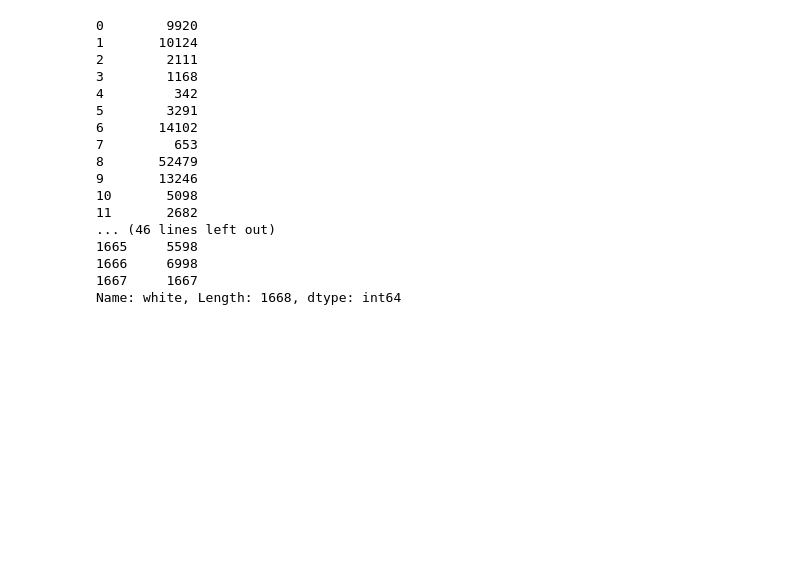
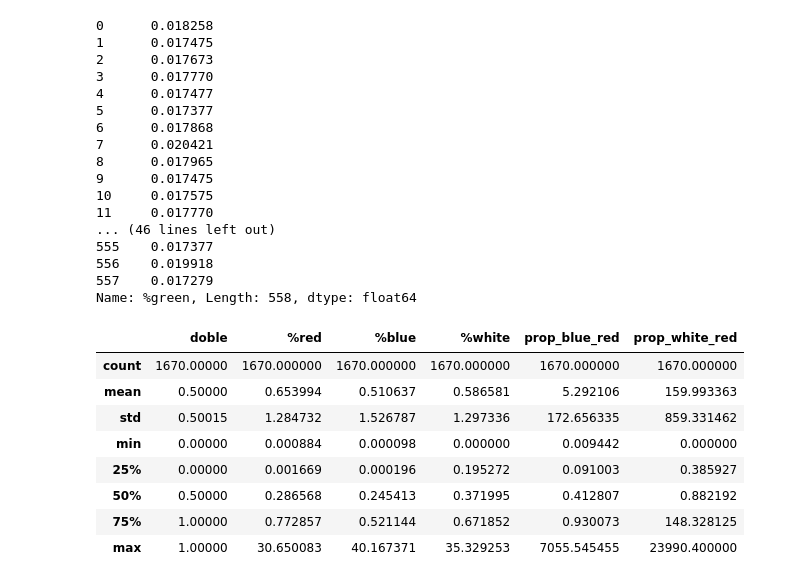
Before and after one commit to Godh3x/tfg-doublestars, a Jupyter notebook: Data/logisticRegression/regression.ipynb, the cells around one changed output. Saved outputs shown, nothing was run; the diff lists cells and outputs as text; code cells hidden in the pictures; blank space fills up the shorter version.

```diff
--- a/Data/logisticRegression/regression.ipynb
+++ b/Data/logisticRegression/regression.ipynb
@@ -50,26 +89,50 @@ df.head()
 # %%
+#Elimination of useles features
 df.pop('id')
 df.pop('red')
 df.pop('green')
 df.pop('blue')
 df.pop('black')
 df.pop('white')
+df.pop('%black')
+df.pop('%green')
+
+df_val.pop('id')
+df_val.pop('red')
+df_val.pop('green')
+df_val.pop('blue')
+df_val.pop('black')
+df_val.pop('white')
+df_val.pop('%black')
+df_val.pop('%green')
 # %% [output]
-0        9920
-1       10124
-2        2111
-3        1168
-4         342
-5        3291
-6       14102
-7         653
-8       52479
-9       13246
-10       5098
-11       2682
+0      0.018258
+1      0.017475
+2      0.017673
+3      0.017770
+4      0.017477
+5      0.017377
+6      0.017868
+7      0.020421
+8      0.017965
+9      0.017475
+10     0.017575
+11     0.017770
 ... (46 lines left out)
-1665     5598
-1666     6998
-1667     1667
-Name: white, Length: 1668, dtype: int64
+555    0.017377
+556    0.019918
+557    0.017279
+Name: %green, Length: 558, dtype: float64
+# %%
+df.describe()
+# %% [output]
+|  | doble | %red | %blue | %white | prop_blue_red | prop_white_red |
+| count | 1670.00000 | 1670.000000 | 1670.000000 | 1670.000000 | 1670.000000 | 1670.000000 |
+| mean | 0.50000 | 0.653994 | 0.510637 | 0.586581 | 5.292106 | 159.993363 |
+| std | 0.50015 | 1.284732 | 1.526787 | 1.297336 | 172.656335 | 859.331462 |
+| min | 0.00000 | 0.000884 | 0.000098 | 0.000000 | 0.009442 | 0.000000 |
+| 25% | 0.00000 | 0.001669 | 0.000196 | 0.195272 | 0.091003 | 0.385927 |
+| 50% | 0.50000 | 0.286568 | 0.245413 | 0.371995 | 0.412807 | 0.882192 |
+| 75% | 1.00000 | 0.772857 | 0.521144 | 0.671852 | 0.930073 | 148.328125 |
+| max | 1.00000 | 30.650083 | 40.167371 | 35.329253 | 7055.545455 | 23990.400000 |
 # %%
```
Also changed, not shown: parts of 10 cells of this notebook, 2 other files.
